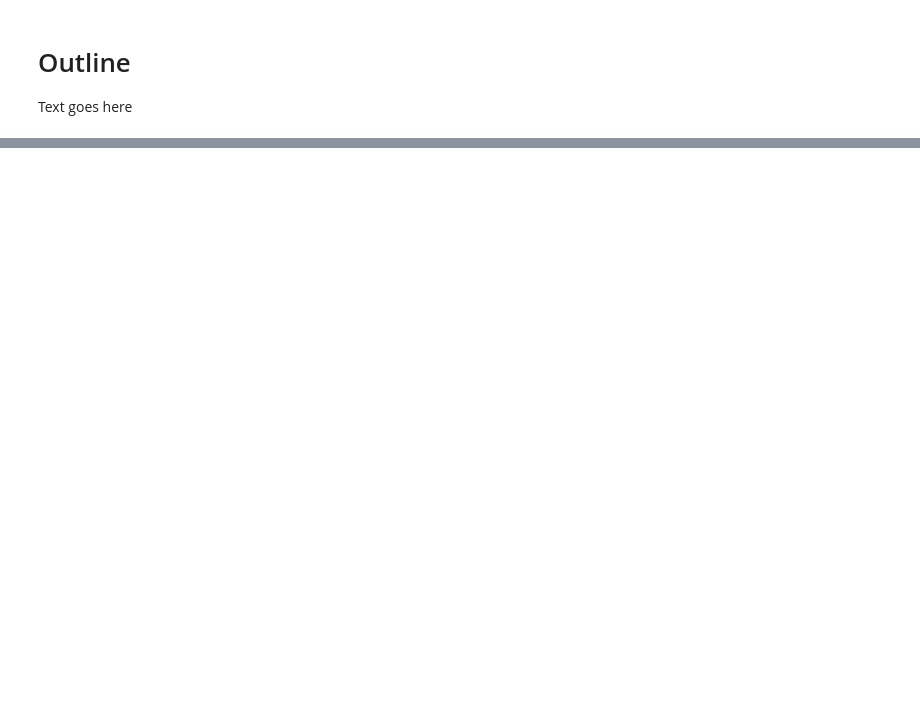
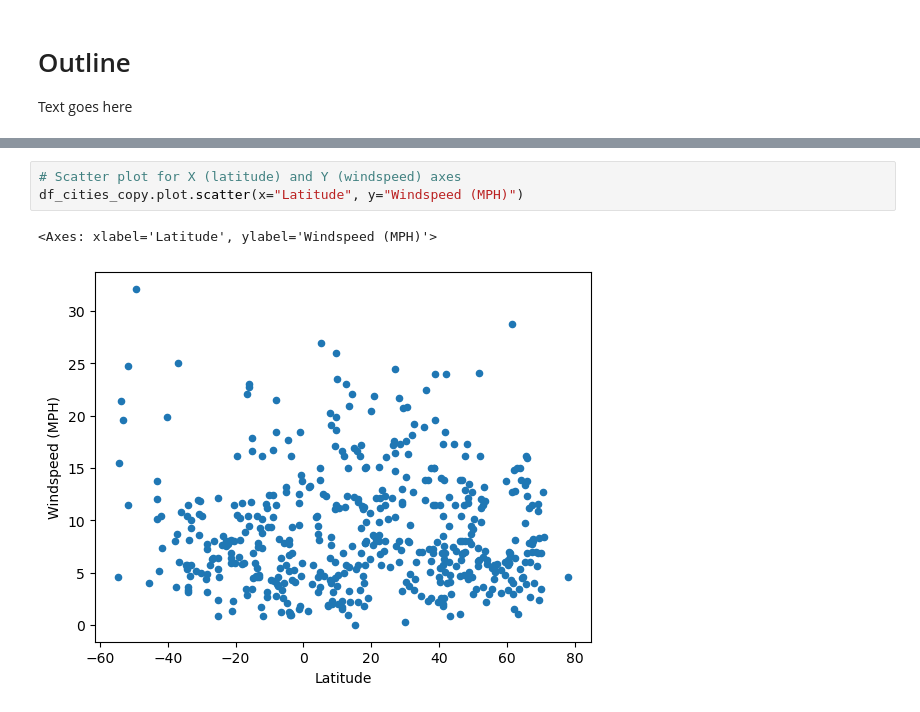
Before and after one commit to cold-quix/weather-api-viz, a Jupyter notebook: WeatherAPI.ipynb, the cells around one changed output, grey strips where cells are left out. Cells and saved outputs as stored; diff of their text form; blank space fills up the shorter version.

```diff
--- a/WeatherAPI.ipynb
+++ b/WeatherAPI.ipynb
@@ -127,0 +176,6 @@ json_test["wind"]["speed"]
+# %%
+# Scatter plot for X (latitude) and Y (windspeed) axes
+df_cities_copy.plot.scatter(x="Latitude", y="Windspeed (MPH)")
+# %% [output]
+<Axes: xlabel='Latitude', ylabel='Windspeed (MPH)'>
+[figure, added]
```
Also changed, not shown: parts of 37 cells of this notebook, 10 other files.
